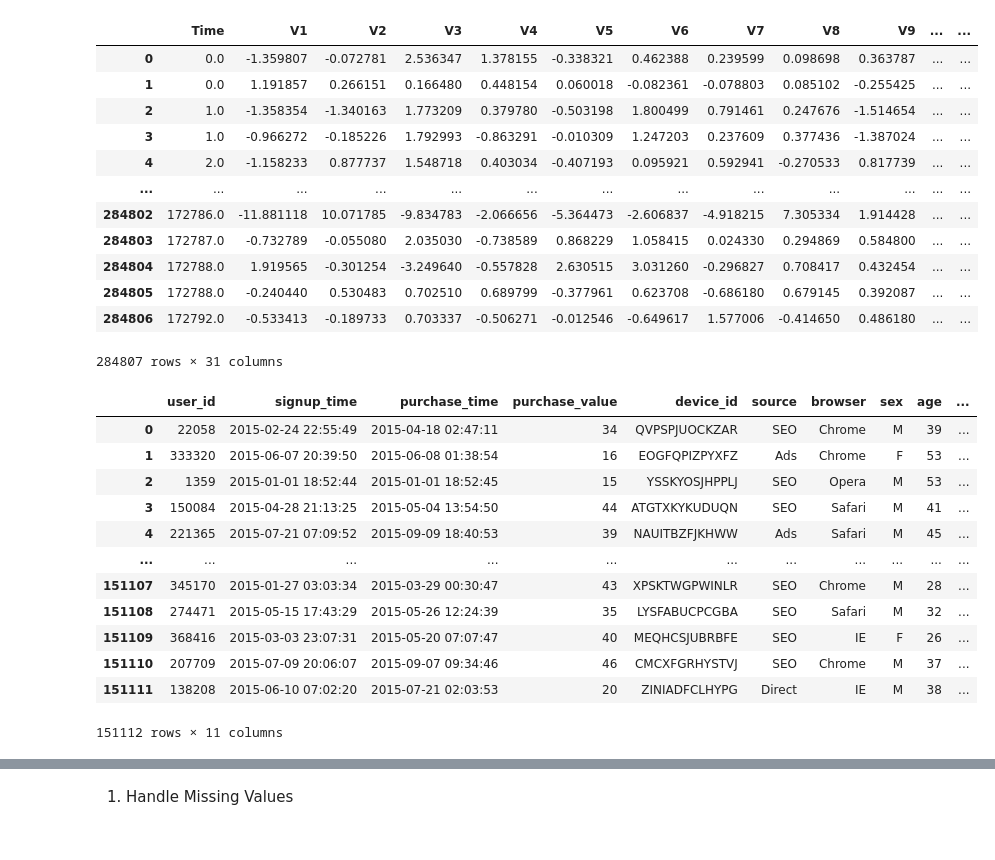
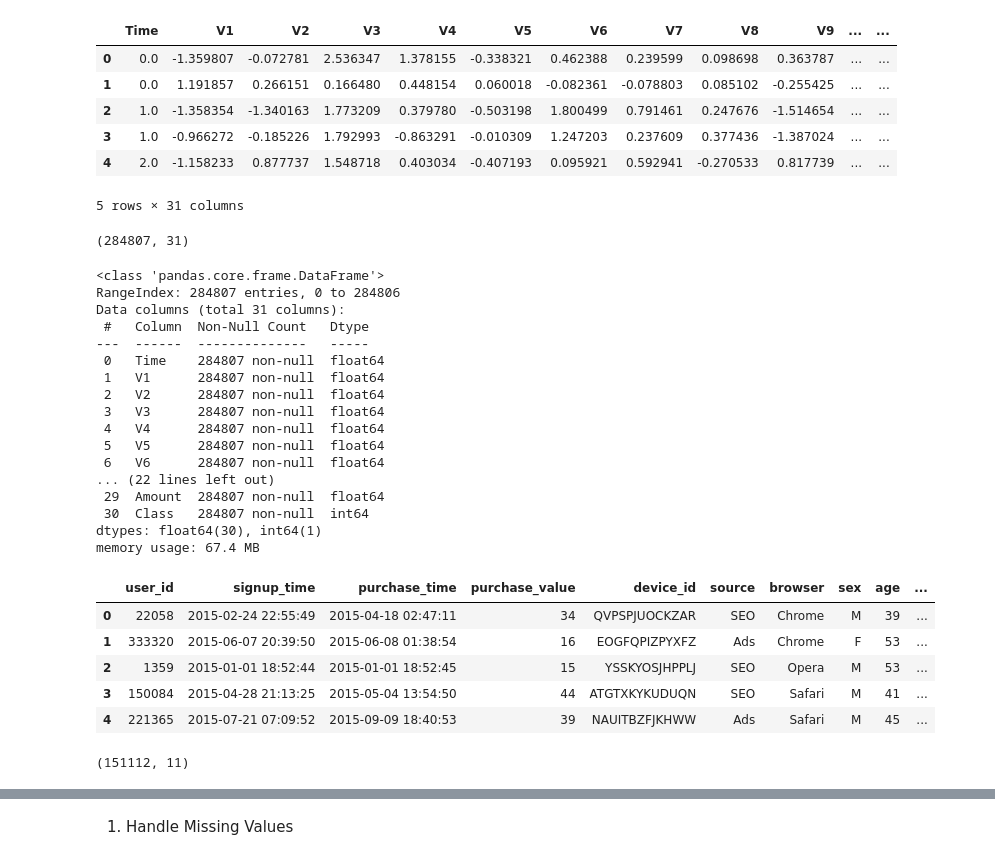
Before and after one commit to Begizew2112/10acadamyAMIweek-8-9, a Jupyter notebook: notebook/preprocessing_data.ipynb, the cells around one changed output, grey strips where cells are left out. Cells and saved outputs as stored; diff of their text form; code cells hidden in the pictures.

```diff
--- a/notebook/preprocessing_data.ipynb
+++ b/notebook/preprocessing_data.ipynb
@@ -1,25 +1,45 @@
 # %%
 import pandas as pd
 # %%
+#upload the creditcard file to the working area
 df_credit = pd.read_csv(r'C:\Users\Yibabe\Desktop\10acadamyAMIweek-8-9\data\creditcard.csv')
-df_credit
+df_credit.head()
 # %% [output]
 |  | Time | V1 | V2 | V3 | V4 | V5 | V6 | V7 | V8 | V9 | ... | ... |
 | 0 | 0.0 | -1.359807 | -0.072781 | 2.536347 | 1.378155 | -0.338321 | 0.462388 | 0.239599 | 0.098698 | 0.363787 | ... | ... |
 | 1 | 0.0 | 1.191857 | 0.266151 | 0.166480 | 0.448154 | 0.060018 | -0.082361 | -0.078803 | 0.085102 | -0.255425 | ... | ... |
 | 2 | 1.0 | -1.358354 | -1.340163 | 1.773209 | 0.379780 | -0.503198 | 1.800499 | 0.791461 | 0.247676 | -1.514654 | ... | ... |
 | 3 | 1.0 | -0.966272 | -0.185226 | 1.792993 | -0.863291 | -0.010309 | 1.247203 | 0.237609 | 0.377436 | -1.387024 | ... | ... |
 | 4 | 2.0 | -1.158233 | 0.877737 | 1.548718 | 0.403034 | -0.407193 | 0.095921 | 0.592941 | -0.270533 | 0.817739 | ... | ... |
-| ... | ... | ... | ... | ... | ... | ... | ... | ... | ... | ... | ... | ... |
-| 284802 | 172786.0 | -11.881118 | 10.071785 | -9.834783 | -2.066656 | -5.364473 | -2.606837 | -4.918215 | 7.305334 | 1.914428 | ... | ... |
-| 284803 | 172787.0 | -0.732789 | -0.055080 | 2.035030 | -0.738589 | 0.868229 | 1.058415 | 0.024330 | 0.294869 | 0.584800 | ... | ... |
-| 284804 | 172788.0 | 1.919565 | -0.301254 | -3.249640 | -0.557828 | 2.630515 | 3.031260 | -0.296827 | 0.708417 | 0.432454 | ... | ... |
-| 284805 | 172788.0 | -0.240440 | 0.530483 | 0.702510 | 0.689799 | -0.377961 | 0.623708 | -0.686180 | 0.679145 | 0.392087 | ... | ... |
-| 284806 | 172792.0 | -0.533413 | -0.189733 | 0.703337 | -0.506271 | -0.012546 | -0.649617 | 1.577006 | -0.414650 | 0.486180 | ... | ... |
-284807 rows × 31 columns
+5 rows × 31 columns
+# %%
+df_credit.shape
+# %% [output]
+(284807, 31)
+# %%
+df_credit.info()
+# %% [output]
+<class 'pandas.core.frame.DataFrame'>
+RangeIndex: 284807 entries, 0 to 284806
+Data columns (total 31 columns):
+ #   Column  Non-Null Count   Dtype
+---  ------  --------------   -----
+ 0   Time    284807 non-null  float64
+ 1   V1      284807 non-null  float64
+ 2   V2      284807 non-null  float64
+ 3   V3      284807 non-null  float64
+ 4   V4      284807 non-null  float64
+ 5   V5      284807 non-null  float64
+ 6   V6      284807 non-null  float64
+... (22 lines left out)
+ 29  Amount  284807 non-null  float64
+ 30  Class   284807 non-null  int64
+dtypes: float64(30), int64(1)
+memory usage: 67.4 MB
 # %%
+#upload the fraud data  file to the working area
 df_fraud =pd.read_csv(r'C:\Users\Yibabe\Desktop\10acadamyAMIweek-8-9\data\Fraud_Data.csv')
-df_fraud
+df_fraud.head()
 # %% [output]
 |  | user_id | signup_time | purchase_time | purchase_value | device_id | source | browser | sex | age | ... |
 | 0 | 22058 | 2015-02-24 22:55:49 | 2015-04-18 02:47:11 | 34 | QVPSPJUOCKZAR | SEO | Chrome | M | 39 | ... |
@@ -27,10 +47,7 @@ df_fraud
 | 2 | 1359 | 2015-01-01 18:52:44 | 2015-01-01 18:52:45 | 15 | YSSKYOSJHPPLJ | SEO | Opera | M | 53 | ... |
 | 3 | 150084 | 2015-04-28 21:13:25 | 2015-05-04 13:54:50 | 44 | ATGTXKYKUDUQN | SEO | Safari | M | 41 | ... |
 | 4 | 221365 | 2015-07-21 07:09:52 | 2015-09-09 18:40:53 | 39 | NAUITBZFJKHWW | Ads | Safari | M | 45 | ... |
-| ... | ... | ... | ... | ... | ... | ... | ... | ... | ... | ... |
-| 151107 | 345170 | 2015-01-27 03:03:34 | 2015-03-29 00:30:47 | 43 | XPSKTWGPWINLR | SEO | Chrome | M | 28 | ... |
-| 151108 | 274471 | 2015-05-15 17:43:29 | 2015-05-26 12:24:39 | 35 | LYSFABUCPCGBA | SEO | Safari | M | 32 | ... |
-| 151109 | 368416 | 2015-03-03 23:07:31 | 2015-05-20 07:07:47 | 40 | MEQHCSJUBRBFE | SEO | IE | F | 26 | ... |
-| 151110 | 207709 | 2015-07-09 20:06:07 | 2015-09-07 09:34:46 | 46 | CMCXFGRHYSTVJ | SEO | Chrome | M | 37 | ... |
-| 151111 | 138208 | 2015-06-10 07:02:20 | 2015-07-21 02:03:53 | 20 | ZINIADFCLHYPG | Direct | IE | M | 38 | ... |
-151112 rows × 11 columns
+# %%
+df_fraud.shape
+# %% [output]
+(151112, 11)
```
Also changed, not shown: parts of 21 cells of this notebook, 1 other file.
